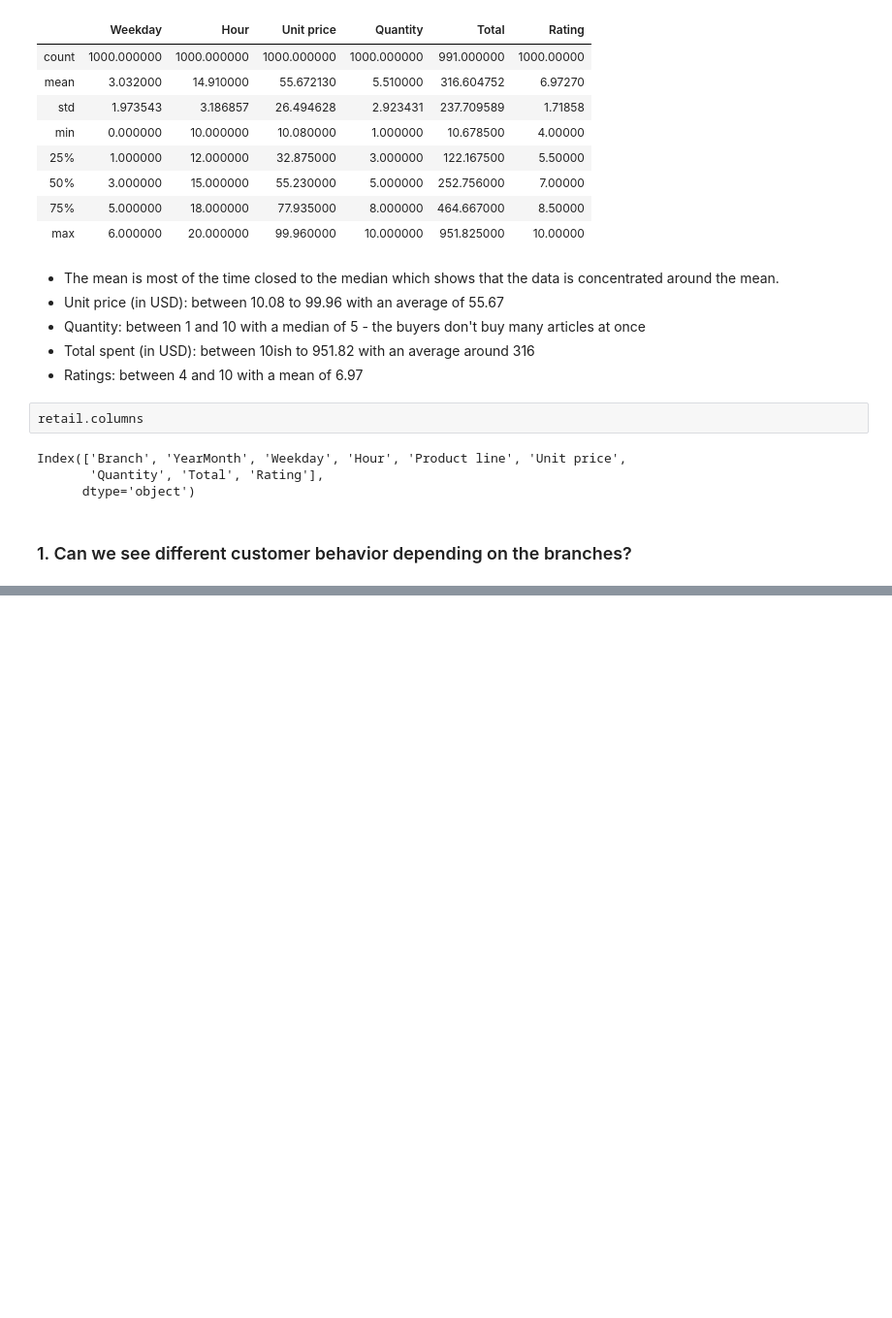
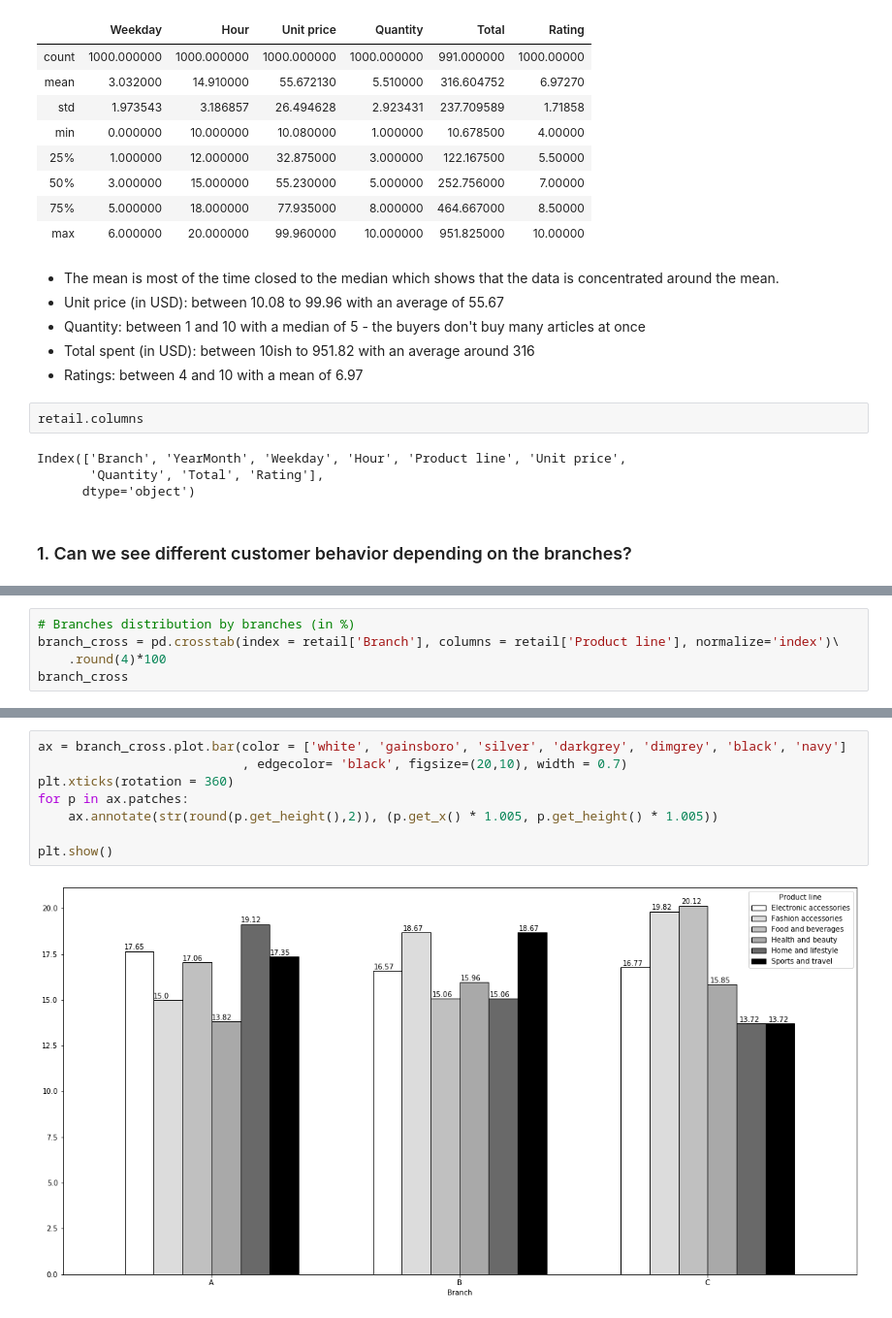
Before and after one commit to Mariehllrd/EDA-supermarket-sales, a Jupyter notebook: EDA.ipynb, the cells around one changed output, grey strips where cells are left out. Shown at 97% size. Saved outputs shown, nothing was run; the diff lists cells and outputs as text; blank space fills up the shorter version.

```diff
--- a/EDA.ipynb
+++ b/EDA.ipynb
@@ -62,0 +82,5 @@ branch_a
+# %%
+# Branches distribution by branches (in %)
+branch_cross = pd.crosstab(index = retail['Branch'], columns = retail['Product line'], normalize='index')\
+    .round(4)*100
+branch_cross
@@ -62,0 +93,10 @@ branch_a
+# %%
+ax = branch_cross.plot.bar(color = ['white', 'gainsboro', 'silver', 'darkgrey', 'dimgrey', 'black', 'navy']
+                           , edgecolor= 'black', figsize=(20,10), width = 0.7)
+plt.xticks(rotation = 360)
+for p in ax.patches:
+    ax.annotate(str(round(p.get_height(),2)), (p.get_x() * 1.005, p.get_height() * 1.005))
+
+plt.show()
+# %% [output]
+[figure, added]
```
Also changed, not shown: parts of 21 cells of this notebook.
